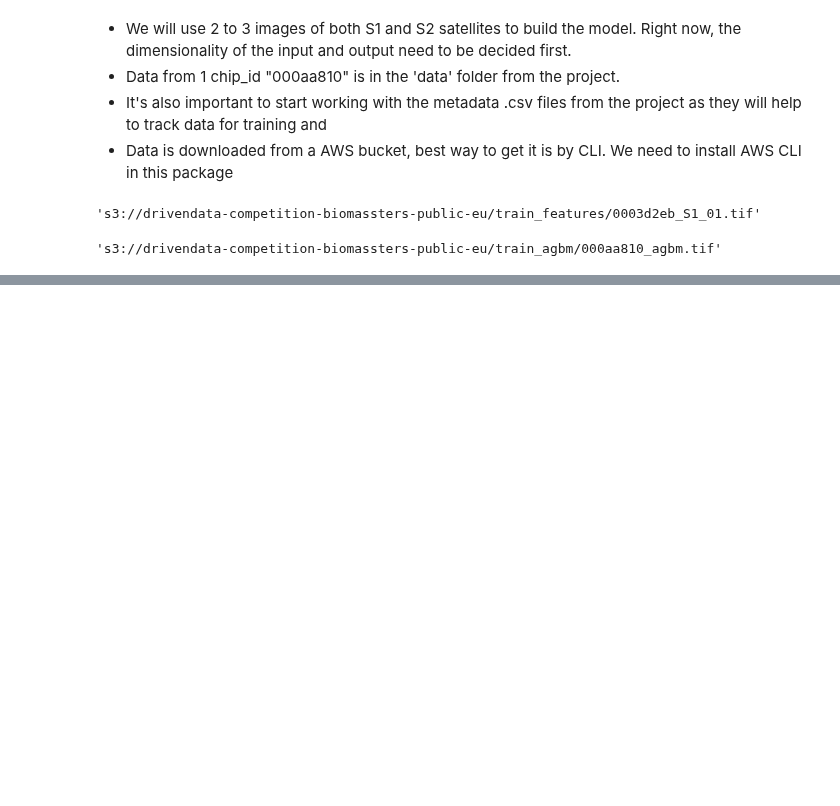
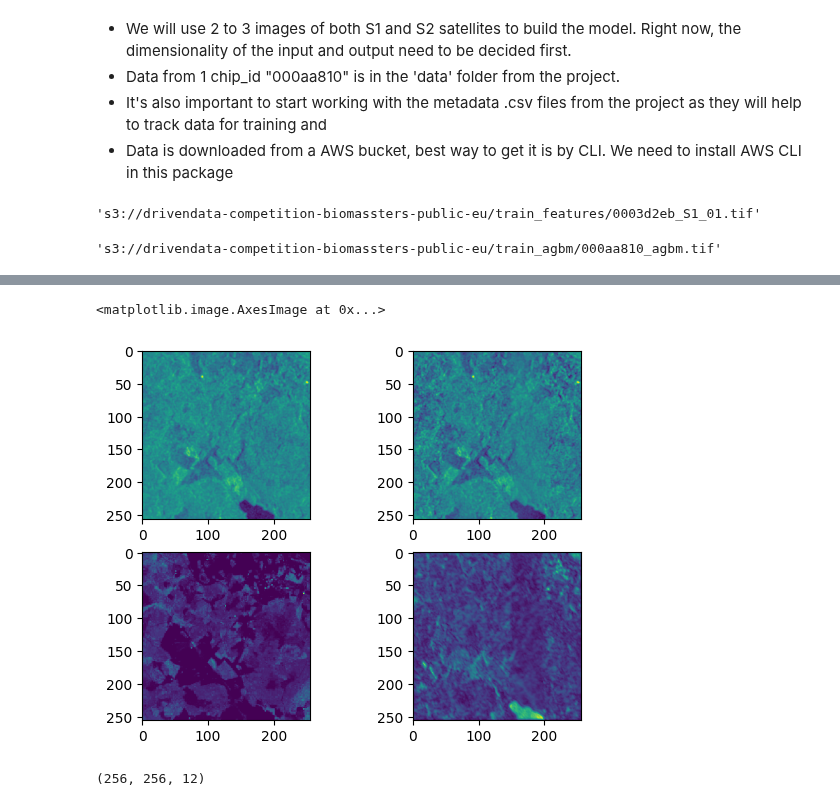
Before and after one commit to sofiammatias/project-biomassters, a Jupyter notebook: notebooks/Emile_model.ipynb, the cells around one changed output, grey strips where cells are left out. Cells and saved outputs as stored; diff of their text form; code cells hidden in the pictures; blank space fills up the shorter version.

```diff
--- a/notebooks/Emile_model.ipynb
+++ b/notebooks/Emile_model.ipynb
@@ -166,11 +176,11 @@ def build_model(input_layer, start_neurons):
     uconv1 = Conv2D(start_neurons * 1, (3, 3), activation="relu", padding="same")(uconv1)
     uconv1 = Conv2D(start_neurons * 1, (3, 3), activation="relu", padding="same")(uconv1)
 
-    output_layer = Conv2D(1, (1,1), padding="same", activation="sigmoid")(uconv1)
+    output_layer = Conv2D(1, (1,1), padding="same", activation="linear")(uconv1)
 
     model = Model(inputs=[input_layer], outputs = [output_layer])
 
     return model
 
-input_layer = Input((256, 256,1))
+input_layer = Input((256, 256,12))
 #output_layer = build_model(input_layer, 16)
@@ -179,8 +187,3 @@ test = tf.expand_dims(test,axis=0)
-# %%
-y = tf.expand_dims(y,axis=0)
 # %%
 model = build_model(input_layer,16)
-model.compile(loss='binary_crossentropy',
-                  optimizer='adam',
-                  metrics=['accuracy'])
-model.fit(test[:,:,:,0],y)
+model.compile(loss='mse',optimizer='adam',metrics=['mse'])
@@ -271,0 +190,11 @@ plt.yticks([])
+# %%
+y_ = tf.expand_dims(y,axis=0)
+x_ = tf.expand_dims(layerS1_0,axis=0)
+x_pred_ = tf.expand_dims(layerS1_0,axis=0)
+
+
+tf.config.run_functions_eagerly(True)
+model.fit(x_,y_,epochs=5)
+pred = model.predict(x_pred_)
+predict = squeeze(pred)
+model.evaluate(x_pred_,y_)
@@ -271,0 +215,15 @@ plt.yticks([])
+# %%
+fig, ((ax1, ax2),( ax3, ax4)) = plt.subplots(2,2)
+n=10
+ax1.imshow(XS1_non_scaled[:,:,n])
+ax2.imshow(XS_scaled[:,:,n])
+ax3.imshow(y)
+ax4.imshow(predict)
+# %% [output]
+<matplotlib.image.AxesImage at 0x...>
+[figure, added]
+# %%
+layerS1_0 = XS1_scaled[:,:,1::4]
+layerS1_0.shape
+# %% [output]
+(256, 256, 12)
```
Also changed, not shown: parts of 21 cells of this notebook, 1 other file.
